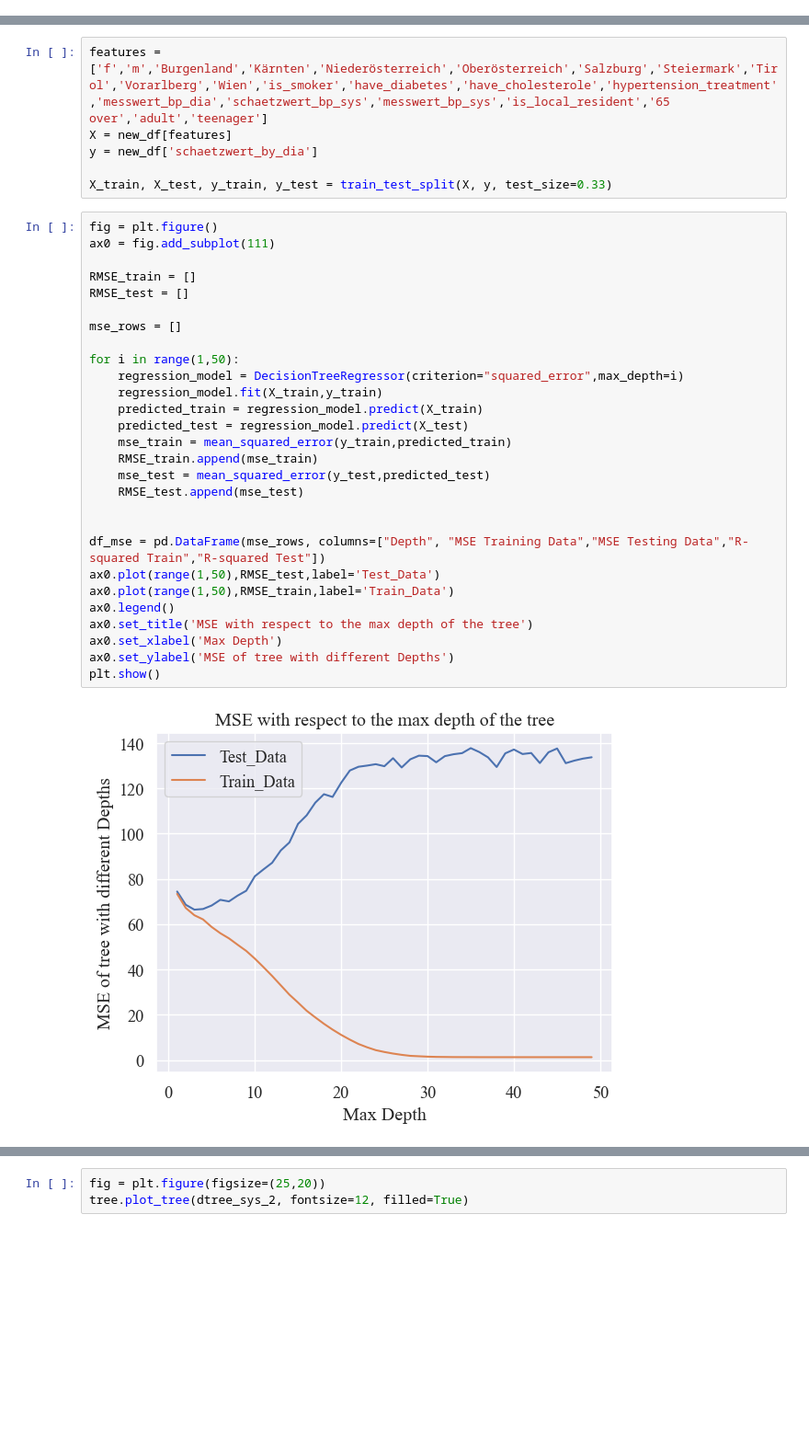
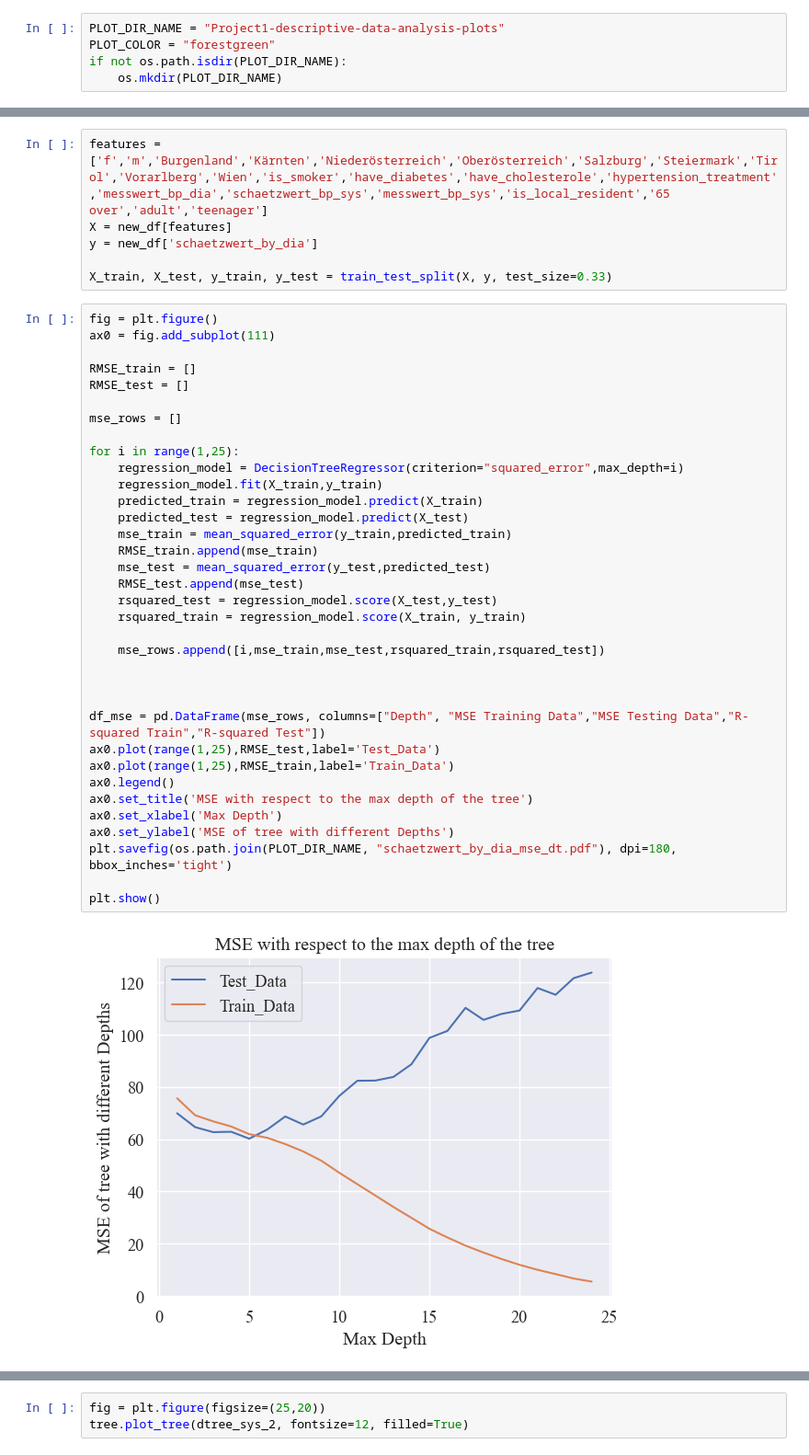
Before and after one commit to farrukh-ahmed/Case-Studies---Project-1, a Jupyter notebook: Notebooks/Week03-Data_preparation-Farrukh.ipynb, the cells around one changed output, grey strips where cells are left out. Shown at 92% size. Cells and saved outputs as stored; diff of their text form; blank space fills up the shorter version.

Commit message:
plots added and some changes.

```diff
--- a/Notebooks/Week03-Data_preparation-Farrukh.ipynb
+++ b/Notebooks/Week03-Data_preparation-Farrukh.ipynb
@@ -54,6 +54,11 @@ matplotlib.rcParams.update({'font.size': 16})
 %matplotlib inline
 # %% [markdown]
 Global Variables and Constants
+# %%
+PLOT_DIR_NAME = "Project1-descriptive-data-analysis-plots"
+PLOT_COLOR = "forestgreen"
+if not os.path.isdir(PLOT_DIR_NAME):
+    os.mkdir(PLOT_DIR_NAME)
 # %% [markdown]
 Importing Data
 # %%
@@ -502,31 +513,38 @@ X_train, X_test, y_train, y_test = train_test_split(X, y, test_size=0.33)
 # %%
 fig = plt.figure()
 ax0 = fig.add_subplot(111)
 
 RMSE_train = []
 RMSE_test = []
 
 mse_rows = []
 
-for i in range(1,50):
+for i in range(1,25):
     regression_model = DecisionTreeRegressor(criterion="squared_error",max_depth=i)
     regression_model.fit(X_train,y_train)
     predicted_train = regression_model.predict(X_train)
     predicted_test = regression_model.predict(X_test)
     mse_train = mean_squared_error(y_train,predicted_train)
     RMSE_train.append(mse_train)
     mse_test = mean_squared_error(y_test,predicted_test)
     RMSE_test.append(mse_test)
+    rsquared_test = regression_model.score(X_test,y_test)
+    rsquared_train = regression_model.score(X_train, y_train)
+
+    mse_rows.append([i,mse_train,mse_test,rsquared_train,rsquared_test])
+
 
 
 df_mse = pd.DataFrame(mse_rows, columns=["Depth", "MSE Training Data","MSE Testing Data","R-squared Train","R-squared Test"])
-ax0.plot(range(1,50),RMSE_test,label='Test_Data')
-ax0.plot(range(1,50),RMSE_train,label='Train_Data')
+ax0.plot(range(1,25),RMSE_test,label='Test_Data')
+ax0.plot(range(1,25),RMSE_train,label='Train_Data')
 ax0.legend()
 ax0.set_title('MSE with respect to the max depth of the tree')
 ax0.set_xlabel('Max Depth')
 ax0.set_ylabel('MSE of tree with different Depths')
+plt.savefig(os.path.join(PLOT_DIR_NAME, "schaetzwert_by_dia_mse_dt.pdf"), dpi=180, bbox_inches='tight')
+
 plt.show()
 # %% [output]
-[figure, old version]
+[figure, new version]
 # %%
```
Also changed, not shown: parts of 7 cells of this notebook, 8 other files.
